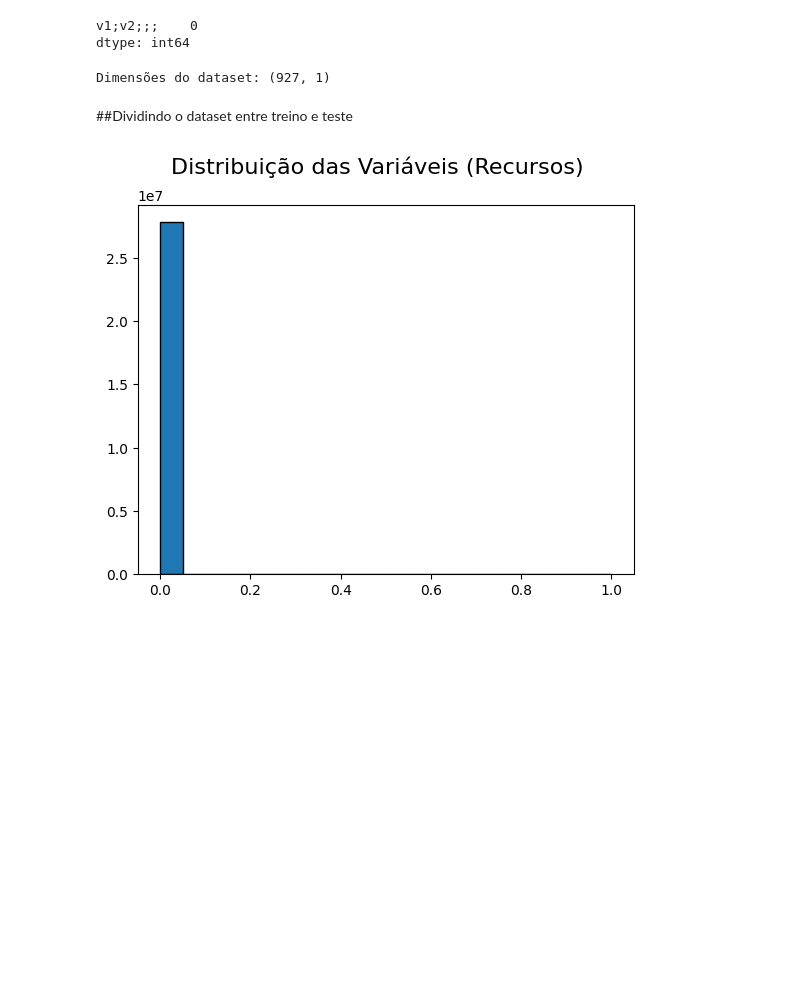
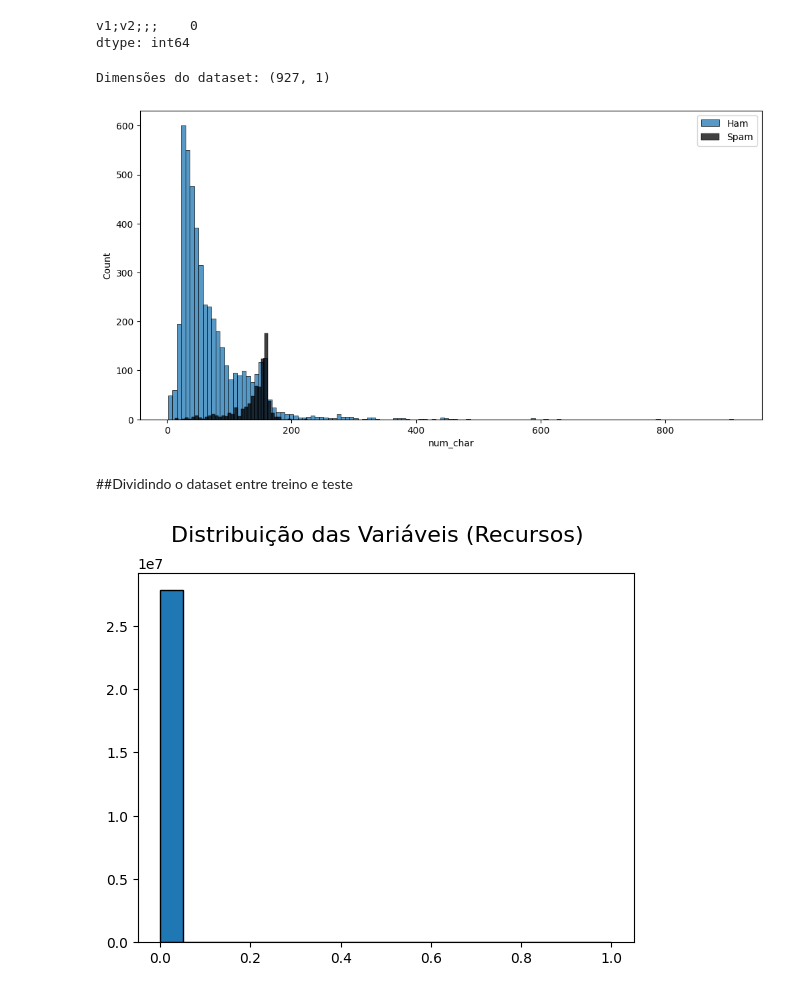
Before and after one commit to andrespeedwork/Machine-Learning-Analytics, a Jupyter notebook: Machine_Learning_e_Analytics.ipynb, the cells around one changed output. Saved outputs shown, nothing was run; the diff lists cells and outputs as text; code cells hidden in the pictures; blank space fills up the shorter version.

```diff
--- a/Machine_Learning_e_Analytics.ipynb
+++ b/Machine_Learning_e_Analytics.ipynb
@@ -89,6 +89,27 @@ df['label'] = df['label'].map({'ham': 0, 'spam': 1})  # Codificação binária
 vectorizer = TfidfVectorizer(stop_words='english', max_features=5000)
 X = vectorizer.fit_transform(df['text'])
 y = df['label']
+# %%
+df = pd.read_csv('https://raw.githubusercontent.com/andrespeedwork/Machine-Learning-Analytics/refs/heads/main/spam.csv', encoding='latin-1', delimiter=';')
+df = df[['v1', 'v2']]  # Ajuste para separar rótulos e mensagens
+df.columns = ['label', 'text']
+df['label'] = df['label'].map({'ham': 0, 'spam': 1})  # Codificação binária
+# %%
+import seaborn as sns
+import matplotlib.pyplot as plt
+
+# Assumindo que a coluna 'label' representa o alvo (0 for ham, 1 for spam)
+# Criando histogramas com base no comprimento do texto:
+# Calculando o comprimento do texto e adicione-o como uma nova coluna
+df['num_char'] = df['text'].apply(len)
+
+plt.figure(figsize=(12, 6))
+sns.histplot(df[df['label'] == 0]['num_char'], label='Ham')  # Use 'label' instead of 'target'
+sns.histplot(df[df['label'] == 1]['num_char'], color='black', label='Spam')  # Use 'label' instead of 'target'
+plt.legend()  # Add a legend to distinguish between ham and spam
+plt.show()
+# %% [output]
+[figure, added]
 # %% [markdown]
 ##Dividindo o dataset entre treino e teste
 # %%
```
Also changed, not shown: parts of 3 cells of this notebook.
